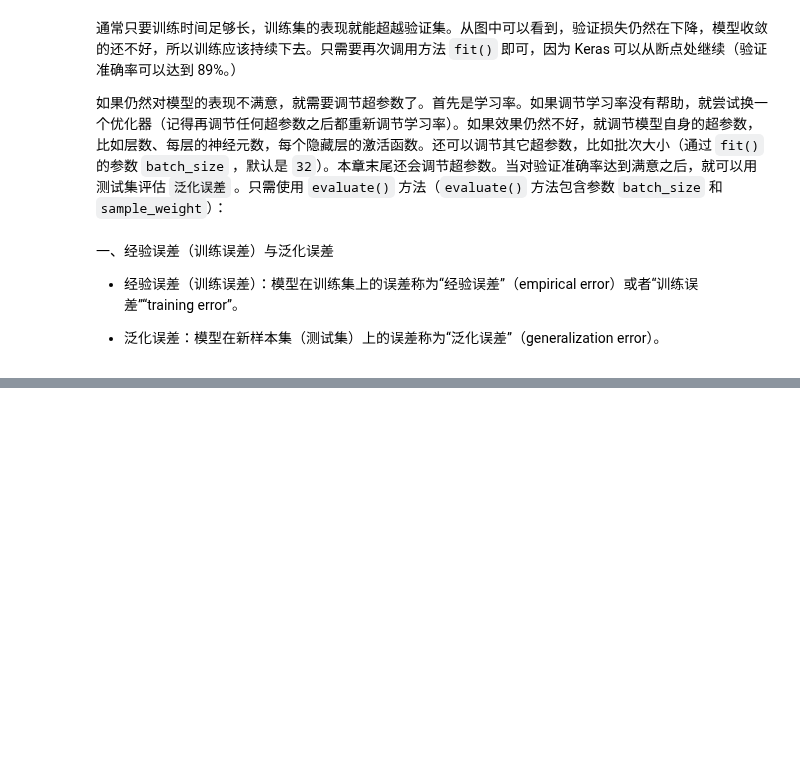
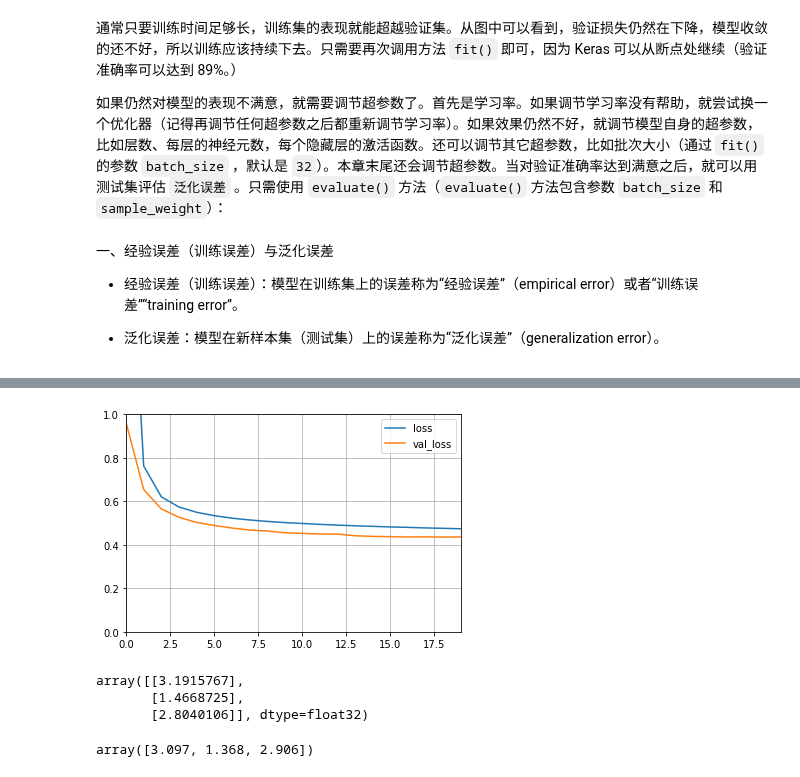
Before and after one commit to OneStepAndTwoSteps/Data_Analysis_notes, a Jupyter notebook: 3、Sklearn与TensorFlow机器学习实用指南/11、使用keras训练神经网络/十、使用 Keras 搭建人工神经网络.ipynb, the cells around one changed output, grey strips where cells are left out. Cells and saved outputs as stored; diff of their text form; code cells hidden in the pictures; blank space fills up the shorter version.

```diff
--- a/3、Sklearn与TensorFlow机器学习实用指南/11、使用keras训练神经网络/十、使用 Keras 搭建人工神经网络.ipynb
+++ b/3、Sklearn与TensorFlow机器学习实用指南/11、使用keras训练神经网络/十、使用 Keras 搭建人工神经网络.ipynb
@@ -237,0 +290,10 @@ plt.show()
+# %%
+hoursing = fetch_california_housing()
+
+x_train_full,x_test,y_train_full,y_test = train_test_split(hoursing.data,hoursing.target)
+x_train,x_valid,y_train,y_valid = train_test_split(x_train_full,y_train_full)
+# %%
+ss = StandardScaler()
+x_train = ss.fit_transform(x_train)
+x_valid = ss.transform(x_valid)
+x_test = ss.transform(x_test)
@@ -237,0 +398,8 @@ plt.show()
+# %%
+input_A = keras.layers.Input(shape=[5],name='wide_input')
+input_B = keras.layers.Input(shape=[6],name='deep_input')
+hidden1 = keras.layers.Dense(30,activation='relu')(input_B)
+hidden2 = keras.layers.Dense(30,activation='relu')(hidden1)
+concat = keras.layers.Concatenate()([input_A,hidden2])
+output = keras.layers.Dense(1,name='output')(concat)
+model = keras.Model(inputs = [input_A,input_B],outputs=[output])
@@ -237,0 +408,8 @@ plt.show()
+# %%
+model.compile(loss='mse',optimizer=keras.optimizers.SGD(lr=1e-3))
+x_train_A,x_train_B = x_train[:,:5],x_train[:,2:]
+x_valid_A,x_valid_B = x_valid[:,:5],x_valid[:,2:]
+x_test_A,x_test_B = x_test[:,:5],x_test[:,2:]
+x_new_A,x_new_B = x_test_A[:3],x_test_B[:3]
+history = model.fit((x_train_A,x_train_B),y_train,epochs=20,validation_data=((x_valid_A,x_valid_B),y_valid))
+mse_err = model.evaluate((x_test_A,x_test_B),y_test)
@@ -237,0 +434,7 @@ plt.show()
+# %%
+pd.DataFrame(history.history).plot()
+plt.grid(True) # 是否加上网格
+plt.gca().set_ylim(0,1)
+plt.show()
+# %% [output]
+[figure, added]
@@ -237,0 +443,10 @@ plt.show()
+# %%
+y_pred
+# %% [output]
+array([[3.1915767],
+       [1.4668725],
+       [2.8040106]], dtype=float32)
+# %%
+y_test[:3]
+# %% [output]
+array([3.097, 1.368, 2.906])
```
Also changed, not shown: parts of 89 cells of this notebook, 6 other files.
